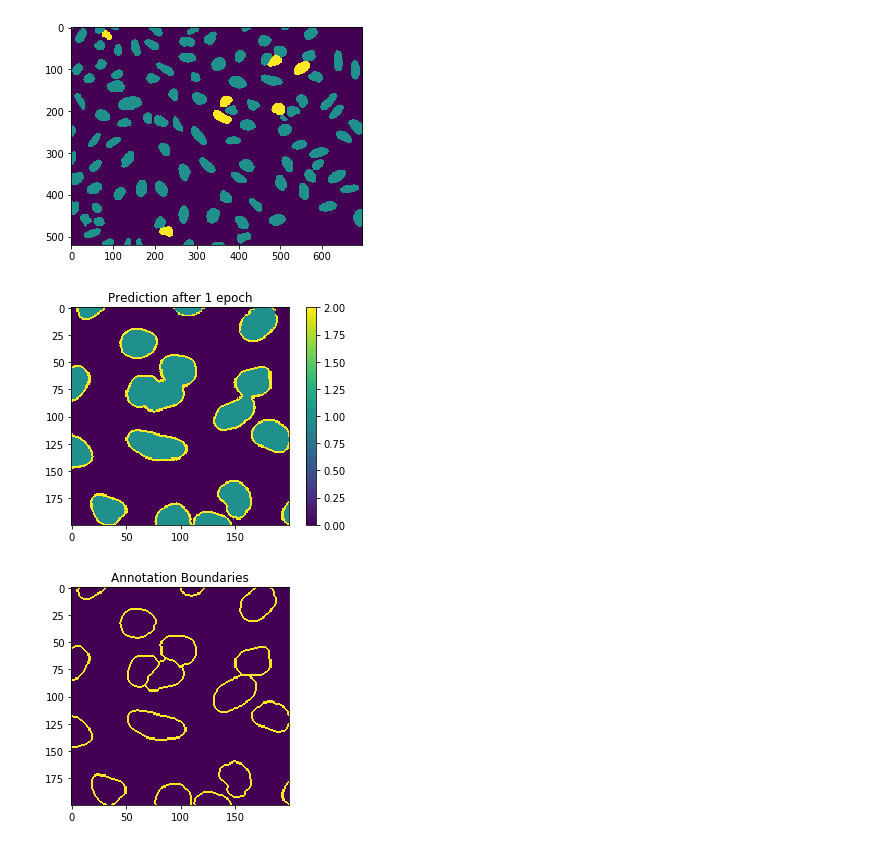
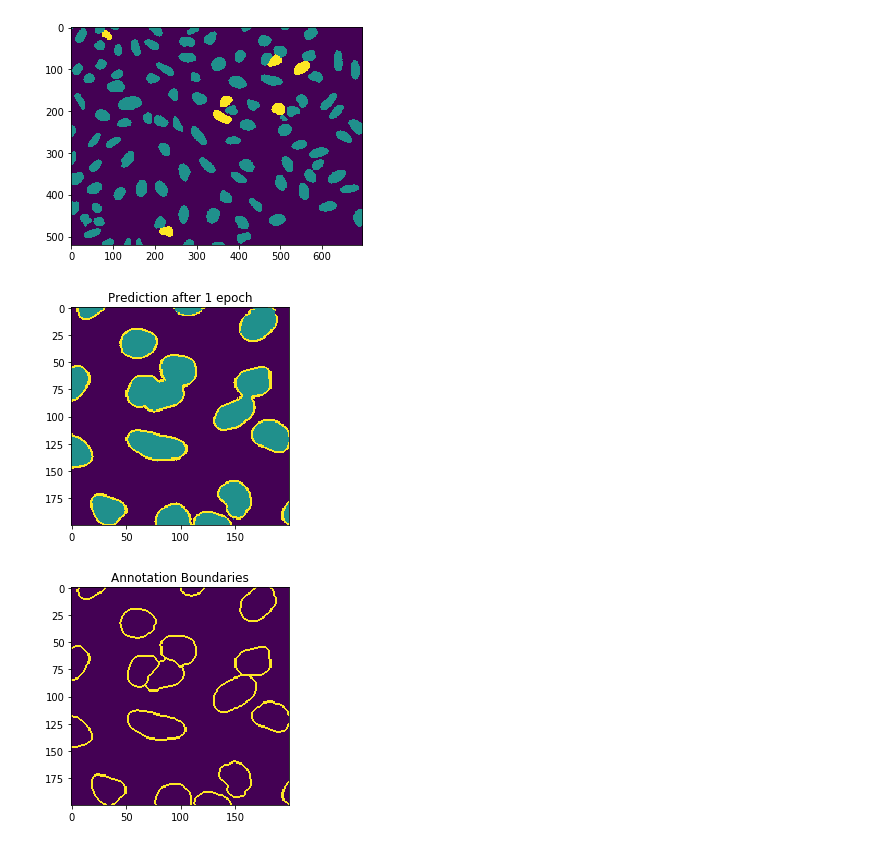
Before and after one commit to jr0th/segmentation, a Jupyter notebook: visualization/vis_merge.ipynb, the cells around one changed output. Drawn from its saved outputs; the diff is of its cells as text; code cells hidden in the pictures.

```diff
--- a/visualization/vis_merge.ipynb
+++ b/visualization/vis_merge.ipynb
@@ -58,13 +58,12 @@ model.load_weights(weights_path)
 # %%
 pred = model.predict(img).squeeze()
 
 plt.figure()
 plt.imshow(np.argmax(pred[0:200,400:600], axis = 2))
 plt.title('Prediction after 1 epoch')
-plt.colorbar()
 plt.savefig('vis_merge_merge.eps', format='eps')
 # %% [output]
-[figure, old version]
+[figure, new version]
 # %%
 ann_patch = ann[0:200,400:600]
 ann_patch = skimage.morphology.label(ann_patch)
```
Also changed, not shown: parts of 1 cell of this notebook, 4 other files.
